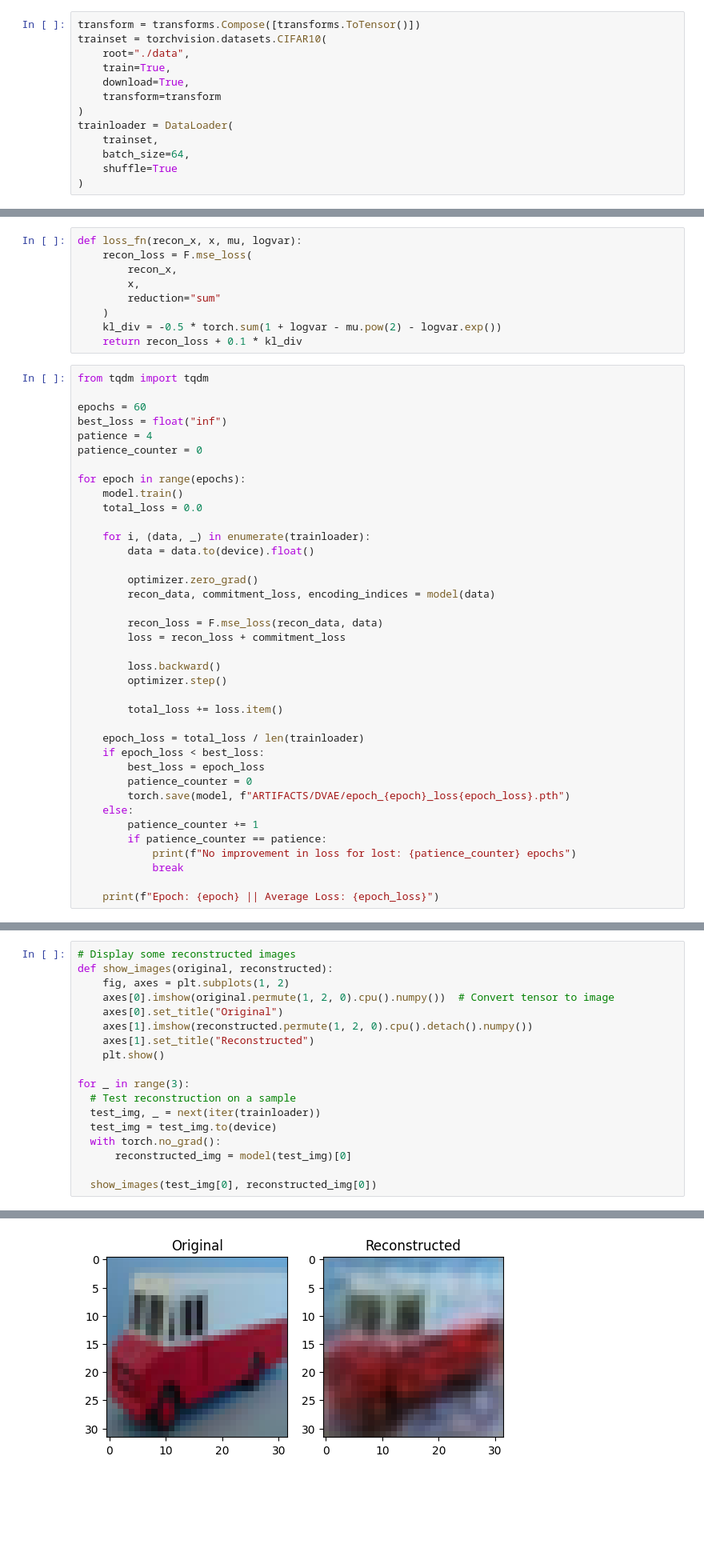
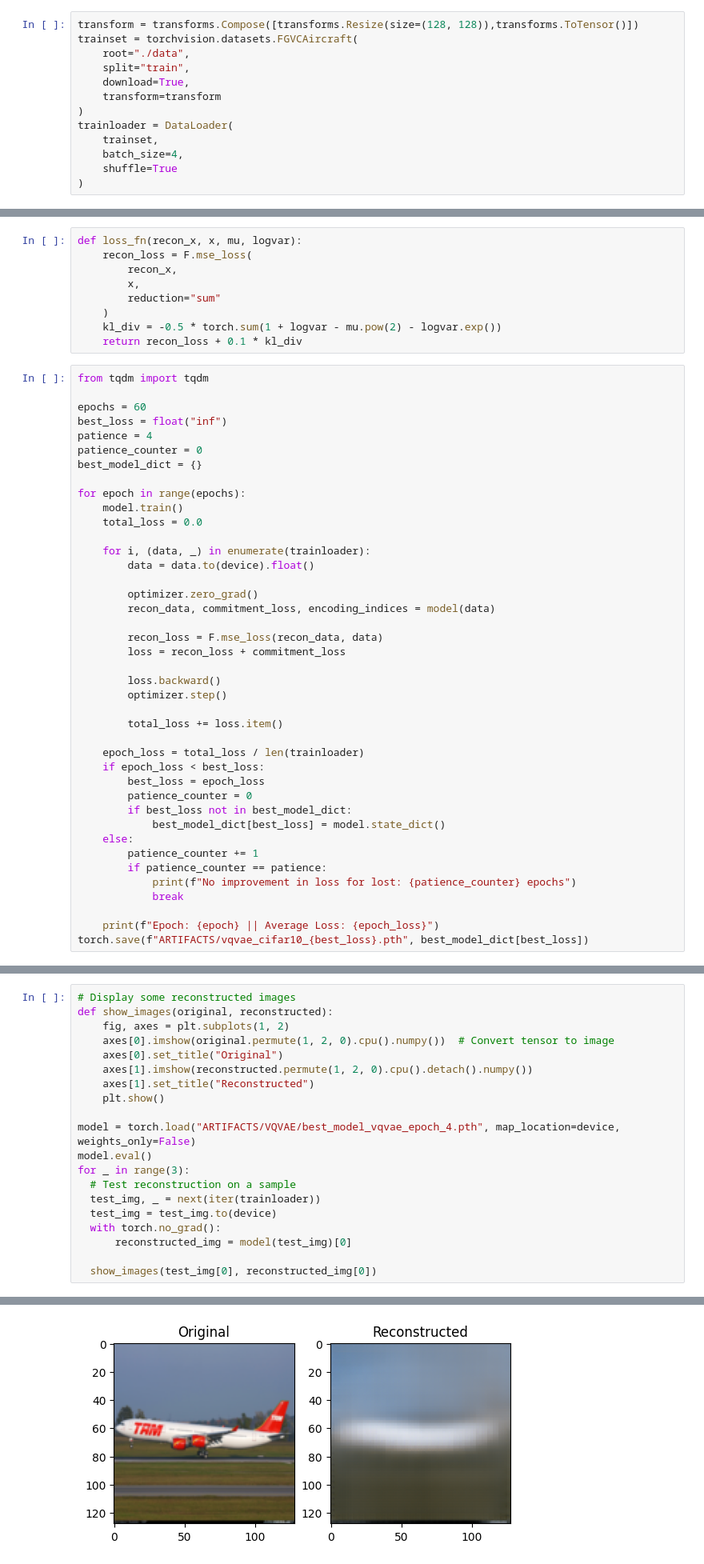
Before and after one commit to ThiruRJST/vaes, a Jupyter notebook: VAE.ipynb, the cells around one changed output, grey strips where cells are left out. Shown at 80% size. Saved outputs shown, nothing was run; the diff lists cells and outputs as text; blank space fills up the shorter version.

Commit message:
vqvae commit

```diff
--- a/VAE.ipynb
+++ b/VAE.ipynb
@@ -12,16 +12,16 @@ import numpy as np
 # %%
 device = "cuda:0" if torch.cuda.is_available() else "cpu"
 # %%
-transform = transforms.Compose([transforms.ToTensor()])
-trainset = torchvision.datasets.CIFAR10(
+transform = transforms.Compose([transforms.Resize(size=(128, 128)),transforms.ToTensor()])
+trainset = torchvision.datasets.FGVCAircraft(
     root="./data",
-    train=True,
+    split="train",
     download=True,
     transform=transform
 )
 trainloader = DataLoader(
     trainset,
-    batch_size=64,
+    batch_size=4,
     shuffle=True
 )
 # %%
@@ -139,6 +139,7 @@ epochs = 60
 best_loss = float("inf")
 patience = 4
 patience_counter = 0
+best_model_dict = {}
 
 for epoch in range(epochs):
     model.train()
@@ -162,7 +163,8 @@ for epoch in range(epochs):
     if epoch_loss < best_loss:
         best_loss = epoch_loss
         patience_counter = 0
-        torch.save(model, f"ARTIFACTS/DVAE/epoch_{epoch}_loss{epoch_loss}.pth")
+        if best_loss not in best_model_dict:
+            best_model_dict[best_loss] = model.state_dict()
     else:
         patience_counter += 1
         if patience_counter == patience:
@@ -170,4 +172,5 @@ for epoch in range(epochs):
             break
 
     print(f"Epoch: {epoch} || Average Loss: {epoch_loss}")
+torch.save(f"ARTIFACTS/vqvae_cifar10_{best_loss}.pth", best_model_dict[best_loss])
 # %% [output]
@@ -199,6 +198,8 @@ def show_images(original, reconstructed):
     axes[1].set_title("Reconstructed")
     plt.show()
 
+model = torch.load("ARTIFACTS/VQVAE/best_model_vqvae_epoch_4.pth", map_location=device, weights_only=False)
+model.eval()
 for _ in range(3):
   # Test reconstruction on a sample
   test_img, _ = next(iter(trainloader))
@@ -212 +213 @@ for _ in range(3):
-[figure, old version]
+[figure, new version]
```
Also changed, not shown: parts of 8 cells of this notebook, 12 other files.
